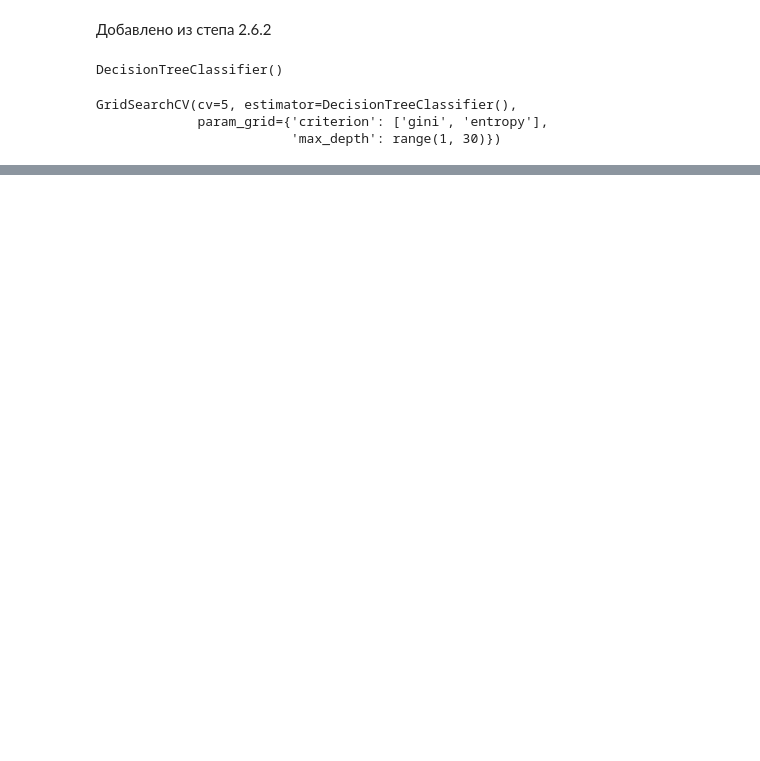
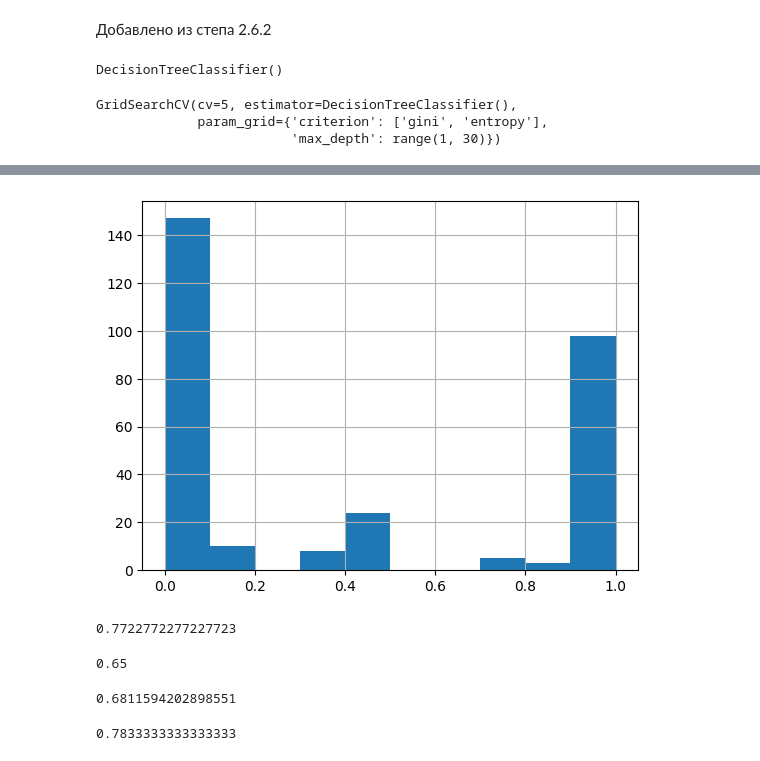
Before and after one commit to Athelbiban/learner, a Jupyter notebook: stepik_dsml/2/dsml_2.4.11.ipynb, the cells around one changed output, grey strips where cells are left out. Cells and saved outputs as stored; diff of their text form; code cells hidden in the pictures; blank space fills up the shorter version.

```diff
--- a/stepik_dsml/2/dsml_2.4.11.ipynb
+++ b/stepik_dsml/2/dsml_2.4.11.ipynb
@@ -165,0 +166,2 @@ f1_score(y_test, y_pred)
+# %%
+y_predicted_prob = best_clf_2.predict_proba(X_test)
@@ -165,0 +205,4 @@ f1_score(y_test, y_pred)
+# %%
+pd.Series(y_predicted_prob[:, 1]).hist();
+# %% [output]
+[figure, added]
@@ -165,0 +211,8 @@ f1_score(y_test, y_pred)
+# %%
+precision_score(y_test, y_pred_2)
+# %% [output]
+0.7722772277227723
+# %%
+recall_score(y_test, y_pred_2)
+# %% [output]
+0.65
@@ -165,0 +221,8 @@ f1_score(y_test, y_pred)
+# %%
+precision_score(y_test, y_pred_2)
+# %% [output]
+0.6811594202898551
+# %%
+recall_score(y_test, y_pred_2)
+# %% [output]
+0.7833333333333333
```
Also changed, not shown: parts of 17 cells of this notebook.
